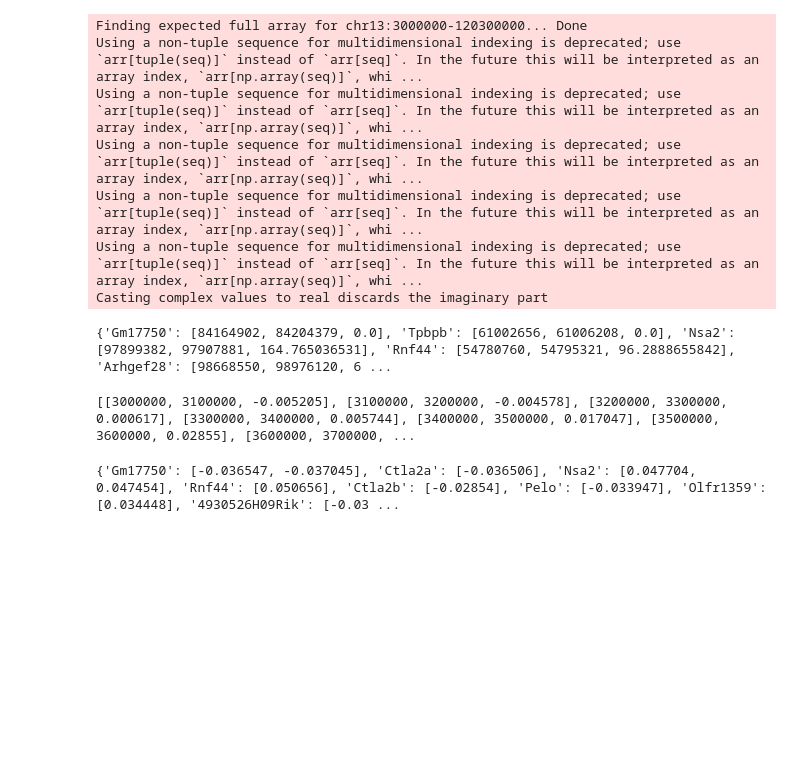
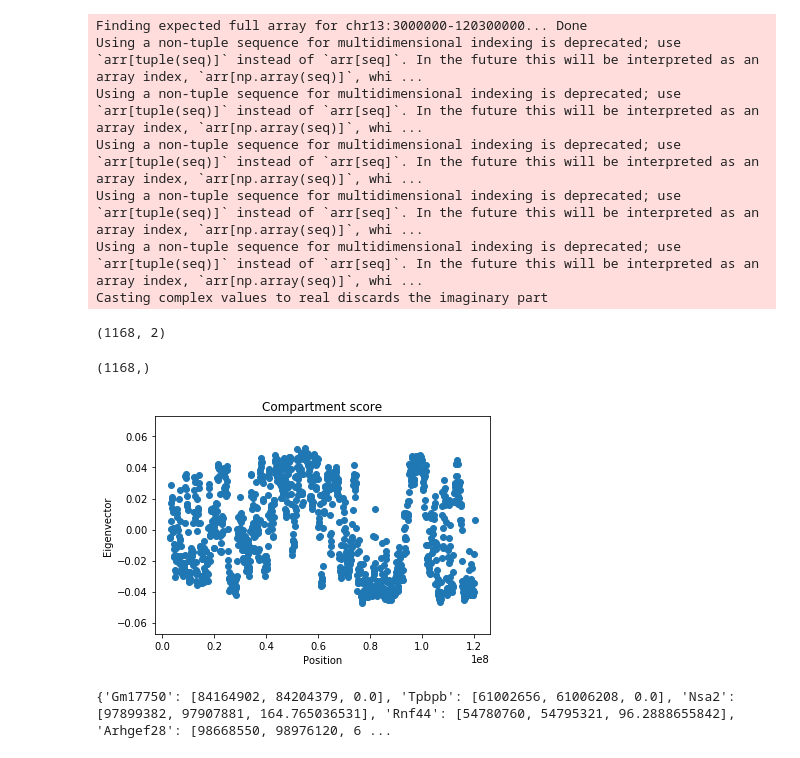
Before and after one commit to GiannaTricola/qbb2020-answers, a Jupyter notebook: week11/Week11.ipynb, the cells around one changed output. Saved outputs shown, nothing was run; the diff lists cells and outputs as text; code cells hidden in the pictures; blank space fills up the shorter version.

```diff
--- a/week11/Week11.ipynb
+++ b/week11/Week11.ipynb
@@ -31,6 +31,22 @@ Casting complex values to real discards the imaginary part
 # %%
 X = Comp.positions['chr13']
 Y = Comp.eigenv['chr13']
+# %%
+np.shape(X)
+# %% [output]
+(1168, 2)
+# %%
+np.shape(Y)
+# %% [output]
+(1168,)
+# %%
+plt.scatter(X[:, 0], Y)
+plt.title('Compartment score')
+plt.xlabel('Position')
+plt.ylabel('Eigenvector')
+plt.show()
+# %% [output]
+[figure, added]
 # %%
 gene_data = open('./data/WT_fpkm.bed', 'r')
 genes = {}
@@ -57,10 +73,6 @@ for line in hic_data:
     value = float(lines[3])
     int_list = [start, end, value]
     hic_value.append(int_list)
-# %%
-print(hic_value)
-# %% [output]
-[[3000000, 3100000, -0.005205], [3100000, 3200000, -0.004578], [3200000, 3300000, 0.000617], [3300000, 3400000, 0.005744], [3400000, 3500000, 0.017047], [3500000, 3600000, 0.02855], [3600000, 3700000, ...
 # %%
 gene_values = {}
 for key, value in genes.items():
@@ -77,10 +89,6 @@ for key, value in genes.items():
                 gene_values[key].append(int_list[2])
         else:
             continue
-# %%
-print(gene_values)
-# %% [output]
-{'Gm17750': [-0.036547, -0.037045], 'Ctla2a': [-0.036506], 'Nsa2': [0.047704, 0.047454], 'Rnf44': [0.050656], 'Ctla2b': [-0.02854], 'Pelo': [-0.033947], 'Olfr1359': [0.034448], '4930526H09Rik': [-0.03 ...
 # %%
 positive = []
 negative = []
```
Also changed, not shown: parts of 10 cells of this notebook.
